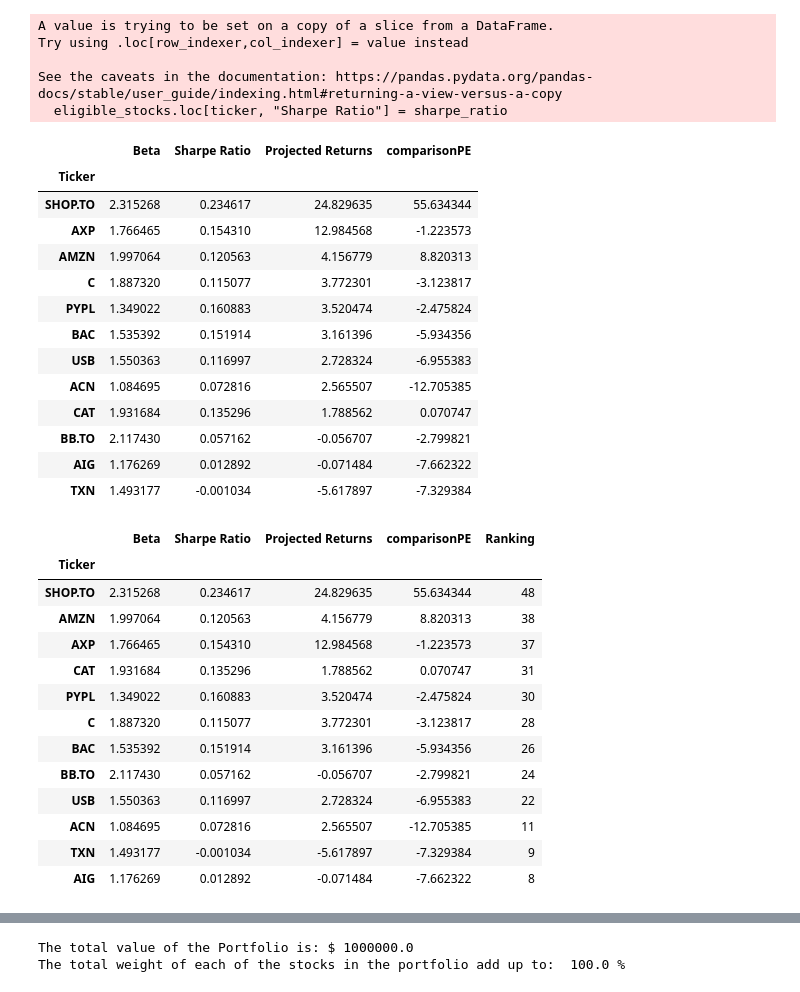
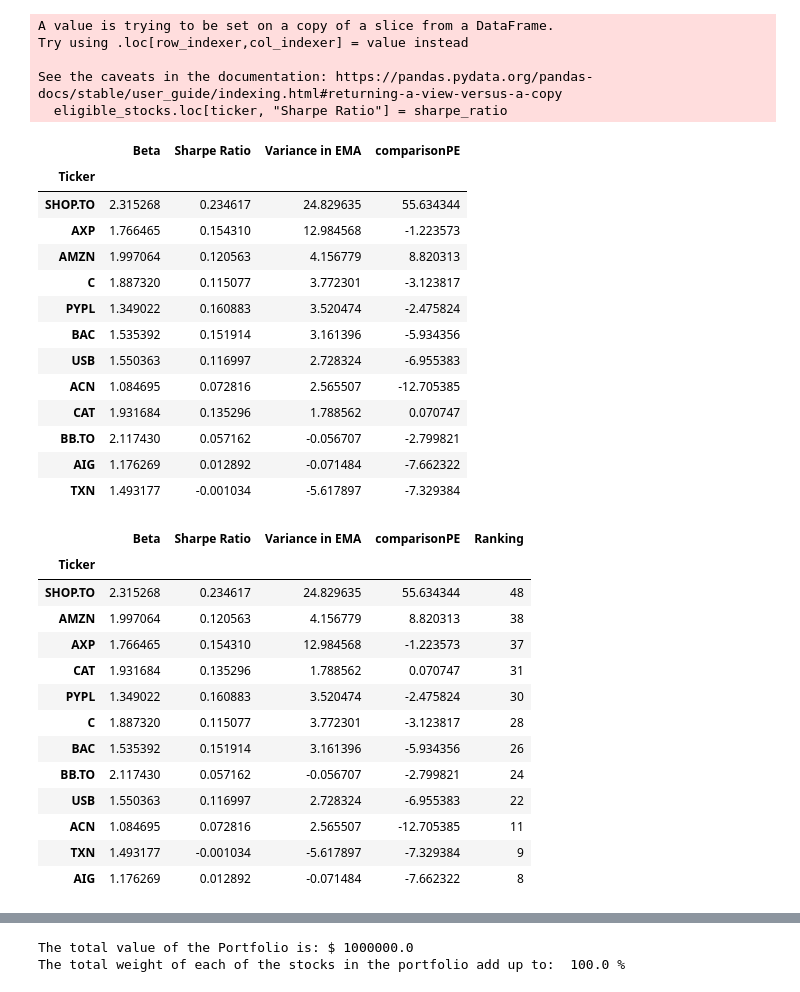
Before and after one commit to talatiarav/CFM-Final-Project, a Jupyter notebook: FinalCombined (1).ipynb, the cells around one changed output, grey strips where cells are left out. Drawn from its saved outputs; the diff is of its cells as text; code cells hidden in the pictures.

Commit message:
Update FinalCombined (1).ipynb
changed 'Portfolio Returns' to 'Variance in EMA'

```diff
--- a/FinalCombined (1).ipynb
+++ b/FinalCombined (1).ipynb
@@ -147,19 +147,19 @@ for tckr in eligible_stocks.index:
         ticker_hist['EMA Short'] = ticker_hist['Close'].ewm(span=2, adjust=True, min_periods=5).mean()
         ticker_hist['EMA Long'] = ticker_hist['Close'].ewm(span=50, adjust=True, min_periods=5).mean()
         if ticker_hist.empty:
-            eligible_stocks.loc[tckr, 'Projected Returns'] = -10000
-        eligible_stocks.loc[tckr, 'Projected Returns'] = ticker_hist['EMA Short'].iloc[len(ticker_hist)-1] - ticker_hist['EMA Long'].iloc[len(ticker_hist)-1]
+            eligible_stocks.loc[tckr, 'Variance in EMA'] = -10000
+        eligible_stocks.loc[tckr, 'Variance in EMA'] = ticker_hist['EMA Short'].iloc[len(ticker_hist)-1] - ticker_hist['EMA Long'].iloc[len(ticker_hist)-1]
     except:
         pass
 
-eligible_stocks = eligible_stocks.sort_values('Projected Returns', ascending=False)
+eligible_stocks = eligible_stocks.sort_values('Variance in EMA', ascending=False)
 
-if (len(eligible_stocks[eligible_stocks['Projected Returns'] > -2]) < 12):
+if (len(eligible_stocks[eligible_stocks['Variance in EMA'] > -2]) < 12):
     eligible_stocks = eligible_stocks.iloc[:12]
-elif (len(eligible_stocks[eligible_stocks['Projected Returns'] > -2]) > 24):
+elif (len(eligible_stocks[eligible_stocks['Variance in EMA'] > -2]) > 24):
     eligible_stocks = eligible_stocks.iloc[:24]
 else:
-    lowReturns = eligible_stocks[eligible_stocks['Projected Returns'] <= -2].index
+    lowReturns = eligible_stocks[eligible_stocks['Variance in EMA'] <= -2].index
     eligible_stocks.drop(lowReturns, inplace=True)
 
 
@@ -248,7 +248,7 @@ for tckr in eligible_stocks.index:
 
 eligible_stocks
 # %% [output]
-|  | Beta | Sharpe Ratio | Projected Returns | comparisonPE |
+|  | Beta | Sharpe Ratio | Variance in EMA | comparisonPE |
 | Ticker |  |  |  |  |
 | SHOP.TO | 2.315268 | 0.234617 | 24.829635 | 55.634344 |
 | AXP | 1.766465 | 0.154310 | 12.984568 | -1.223573 |
@@ -265,32 +265,32 @@ eligible_stocks
 # %%
 eligible_stocks['Ranking'] = 0
 
 length = len(eligible_stocks.index)
 eligible_stocks = eligible_stocks.sort_values("Beta", ascending=False)
 
 for i in range(length, 0, -1):
     eligible_stocks.loc[eligible_stocks.index[length-i], 'Ranking'] += i
 
 eligible_stocks = eligible_stocks.sort_values("Sharpe Ratio", ascending=False)
 
 for i in range(length, 0, -1):
     eligible_stocks.loc[eligible_stocks.index[length-i], 'Ranking'] += i
 
-eligible_stocks = eligible_stocks.sort_values("Projected Returns", ascending=False)
+eligible_stocks = eligible_stocks.sort_values("Variance in EMA", ascending=False)
 
 for i in range(length, 0, -1):
     eligible_stocks.loc[eligible_stocks.index[length-i], 'Ranking'] += i
 
 eligible_stocks = eligible_stocks.sort_values("comparisonPE", ascending=False)
 
 for i in range(length, 0, -1):
     eligible_stocks.loc[eligible_stocks.index[length-i], 'Ranking'] += i
 
 eligible_stocks = eligible_stocks.sort_values("Ranking", ascending=False)
 
 eligible_stocks
 # %% [output]
-|  | Beta | Sharpe Ratio | Projected Returns | comparisonPE | Ranking |
+|  | Beta | Sharpe Ratio | Variance in EMA | comparisonPE | Ranking |
 | Ticker |  |  |  |  |  |
 | SHOP.TO | 2.315268 | 0.234617 | 24.829635 | 55.634344 | 48 |
 | AMZN | 1.997064 | 0.120563 | 4.156779 | 8.820313 | 38 |
```
Also changed, not shown: parts of 1 cell of this notebook.
